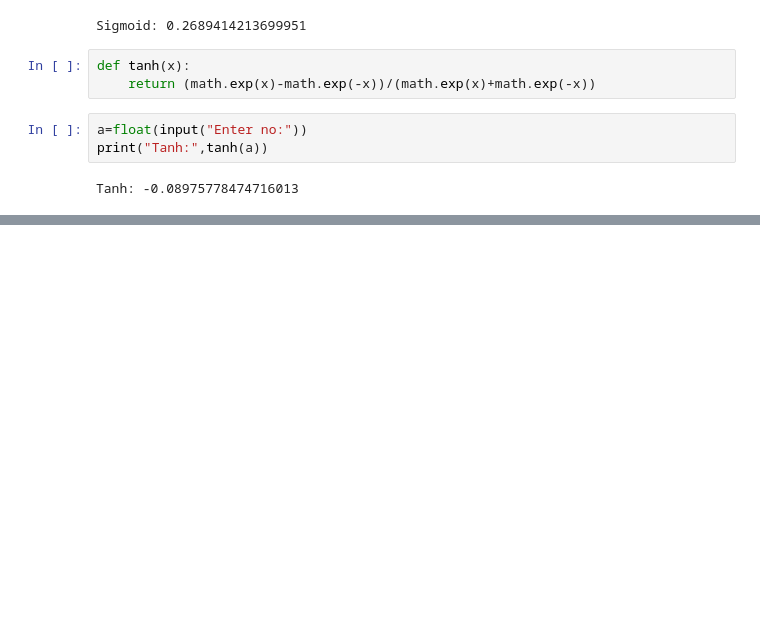
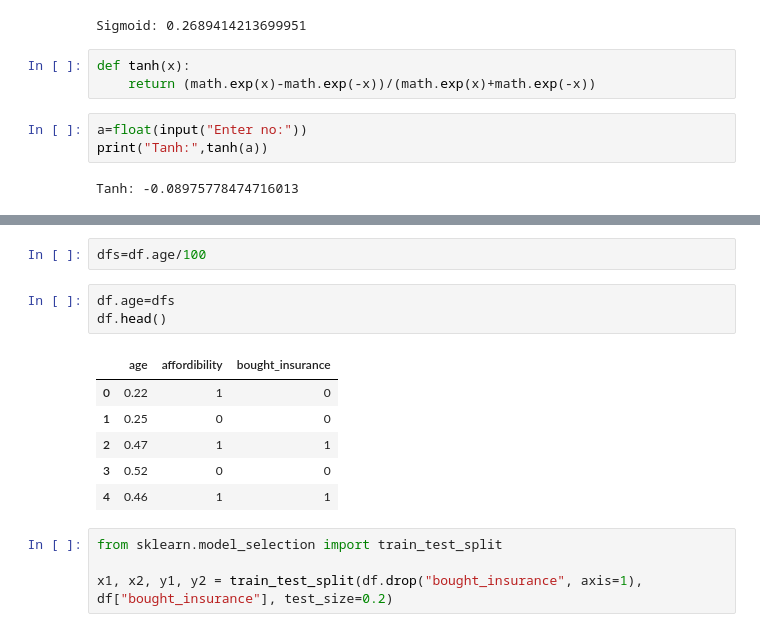
Before and after one commit to ADITYAGUPTAx/Deep-Learning, a Jupyter notebook: Deep learning.ipynb, the cells around one changed output, grey strips where cells are left out. Drawn from its saved outputs; the diff is of its cells as text; blank space fills up the shorter version.

```diff
--- a/Deep learning.ipynb
+++ b/Deep learning.ipynb
@@ -199,0 +254,16 @@ Tanh: -0.08975778474716013
+# %%
+dfs=df.age/100
+# %%
+df.age=dfs
+df.head()
+# %% [output]
+|  | age | affordibility | bought_insurance |
+| 0 | 0.22 | 1 | 0 |
+| 1 | 0.25 | 0 | 0 |
+| 2 | 0.47 | 1 | 1 |
+| 3 | 0.52 | 0 | 0 |
+| 4 | 0.46 | 1 | 1 |
+# %%
+from sklearn.model_selection import train_test_split
+
+x1, x2, y1, y2 = train_test_split(df.drop("bought_insurance", axis=1), df["bought_insurance"], test_size=0.2)
```
Also changed, not shown: parts of 33 cells of this notebook, 3 other files.
